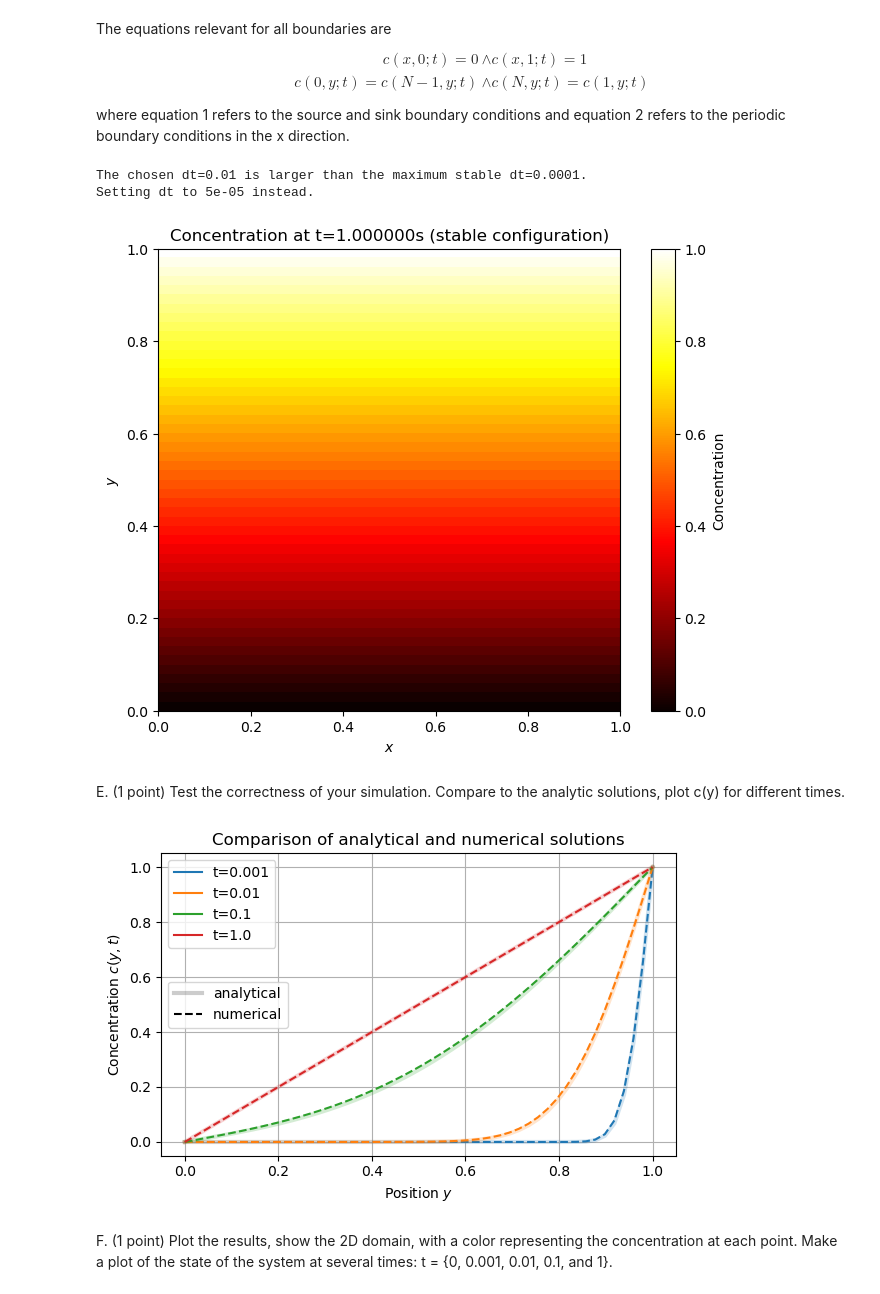
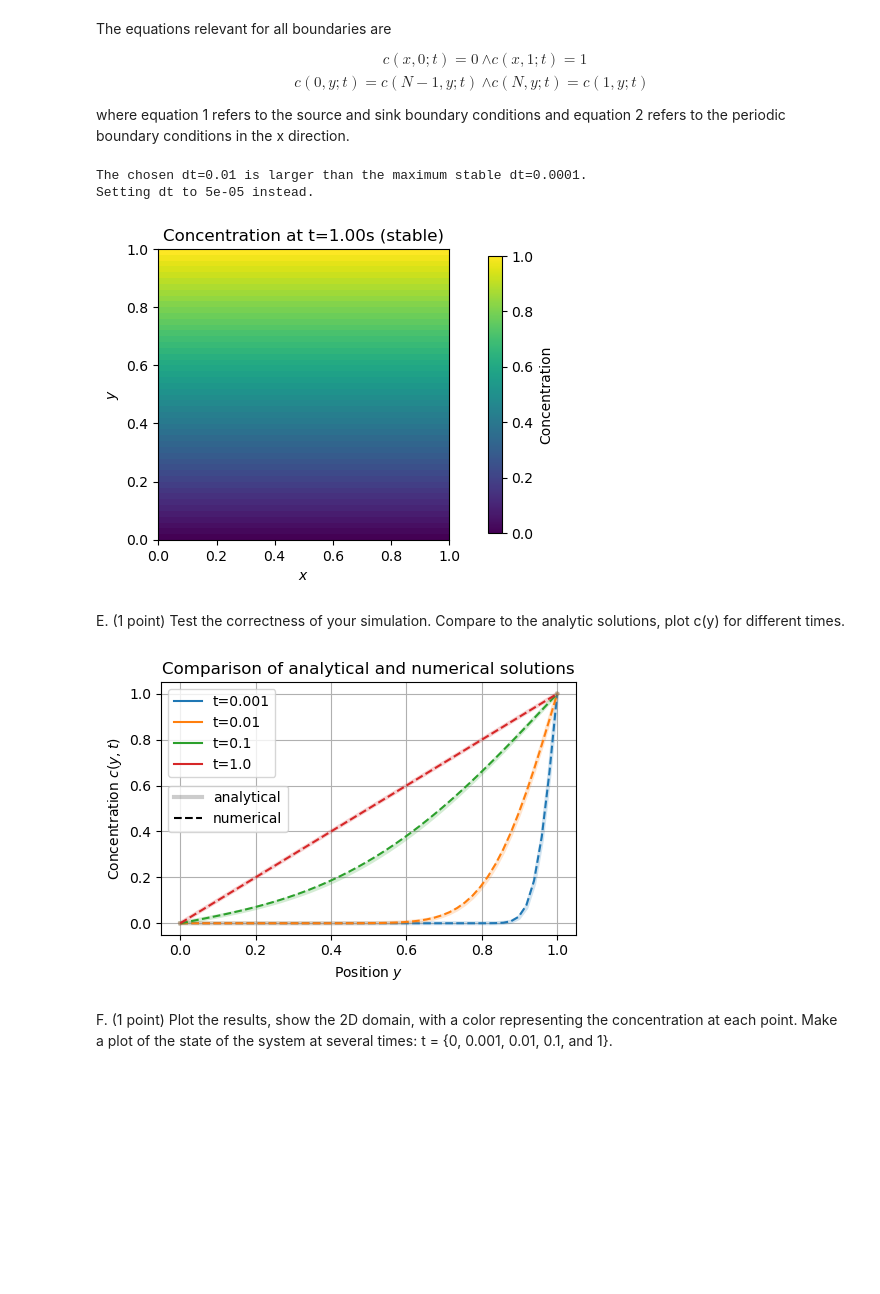
Before and after one commit to jonas4climate/modelling-natural-processes, a Jupyter notebook: Set1_incomplete.ipynb, the cells around one changed output. Cells and saved outputs as stored; diff of their text form; code cells hidden in the pictures; blank space fills up the shorter version.

```diff
--- a/Set1_incomplete.ipynb
+++ b/Set1_incomplete.ipynb
@@ -107,8 +107,8 @@ for i, (f0, init_label) in enumerate(zip(init_conditions, init_labels)):
     psi_matrix = solve_wave(f0, L, c, T, Nx, dt)
     psis.append(psi_matrix)
 
-# Plotting
-fig, axs = plt.subplots(3, 1, figsize=(8, 12), sharex=True, layout='tight')
+
+fig, axs = plt.subplots(1, 3, figsize=(11, 3), sharey=True, layout='tight')
 times = np.linspace(0, T, 5)
 time_labels = [f't={t}s' for t in times]
 colors = ['blue', 'green', 'red', 'cyan', 'magenta']
@@ -117,12 +117,15 @@ x = np.linspace(0, L, Nx)
 for i, (c, init_label) in enumerate(zip(psis, init_labels)):
     for j, (t, time_label, color) in enumerate(zip(times, time_labels, colors)):
         axs[i].plot(x, c[:, int(Nt*t)], label=time_label, color=color)
-    axs[i].set_ylabel('Vibration amplitude ($\\Psi$)')
-    axs[i].set_title(f'Initial condition $\\Psi(x,0)=${init_label}')
-    axs[i].legend()
+    axs[i].set_title(f'$\\Psi(x,0)=${init_label}')
     axs[i].grid(True)
+    axs[i].set_xlabel('Position ($x$)')
+    axs[i].set_yticks([-1, -0.5, 0, 0.5, 1])
+axs[0].set_ylabel('Vibration amplitude $\\Psi$')
+axs[-1].legend(loc='upper right')
 
-plt.xlabel('Position ($x$)')
+plt.suptitle('Vibration amplitude $\\Psi$ at selected time steps with different initial conditions $\\Psi(x,0)$')
+plt.xlabel('Position $x$')
 plt.savefig('media/wave_equation.png', dpi=300, bbox_inches='tight')
 plt.show()
 # %% [output]
@@ -235,38 +238,38 @@ def solve_diffusion(Nx, D, dx, dt, T):
 
         # Periodic boundary conditions
         c[0, :, t] = c[-2, :, t]
         c[-1, :, t] = c[1, :, t]
 
     return c
 
 # Parameters
 D = 1 # Diffusion coefficient
 L = 1 # Length of the square spatial domain
 
 # Discretization
 T = 1.0
 dt = 0.01
 Nx = 50
 dx = L / Nx
 
 dt = ensure_stable_dt(D, dx, dt)
 Nt = int(T / dt)
 
 c = solve_diffusion(Nx, D, dx, dt, T)
 
 # Plotting the final state
-plt.figure(figsize=(8, 6))
-plt.imshow(np.rot90(c[:,:,-1], 3), origin='lower', cmap='hot', extent=(0, L, 0, L)) # TODO: cheated, this seems off
-plt.colorbar(label='Concentration')
-plt.title(f'Concentration at t={T:f}s (stable configuration)')
+plt.figure(figsize=(5, 4))
+plt.imshow(np.rot90(c[:,:,-1], 3), origin='lower', extent=(0, L, 0, L)) # TODO: cheated, this seems off
+plt.colorbar(label='Concentration', shrink=0.9, pad=0.1)
+plt.title(f'Concentration at t={T:.2f}s (stable)')
 plt.xlabel('$x$')
 plt.ylabel('$y$')
 plt.savefig('media/diffusion_stable.png', dpi=300, bbox_inches='tight')
 plt.show()
 # %% [output]
 The chosen dt=0.01 is larger than the maximum stable dt=0.0001.
 Setting dt to 5e-05 instead.
-[figure, old version]
+[figure, new version]
 # %% [markdown]
 E. (1 point) Test the correctness of your simulation. Compare to the analytic
 solutions, plot c(y) for different times.
@@ -289,7 +292,7 @@ for t in time_values:
     y_analyticals.append(solve_diffusion_analytical(y, t))
 
 # Compare the analytical solution with the numerical solution
-plt.figure(figsize=(6, 4), layout='tight')
+plt.figure(figsize=(5, 3.5), layout='tight')
 lines = []
 for i, (t, color) in enumerate(zip(time_values, colors)):
     plt.plot(y, c[0, :, int(t*Nt)], color=color, linestyle='--')
@@ -310,7 +313,7 @@ plt.grid(True)
 plt.savefig('media/diffusion_comparison.png', dpi=300, bbox_inches='tight')
 plt.show()
 # %% [output]
-[figure, old version]
+[figure, new version]
 # %% [markdown]
 F. (1 point) Plot the results, show the 2D domain, with a color representing the
 concentration at each point. Make a plot of the state of the system at several times:
```
Also changed, not shown: parts of 14 cells of this notebook, 20 other files.
